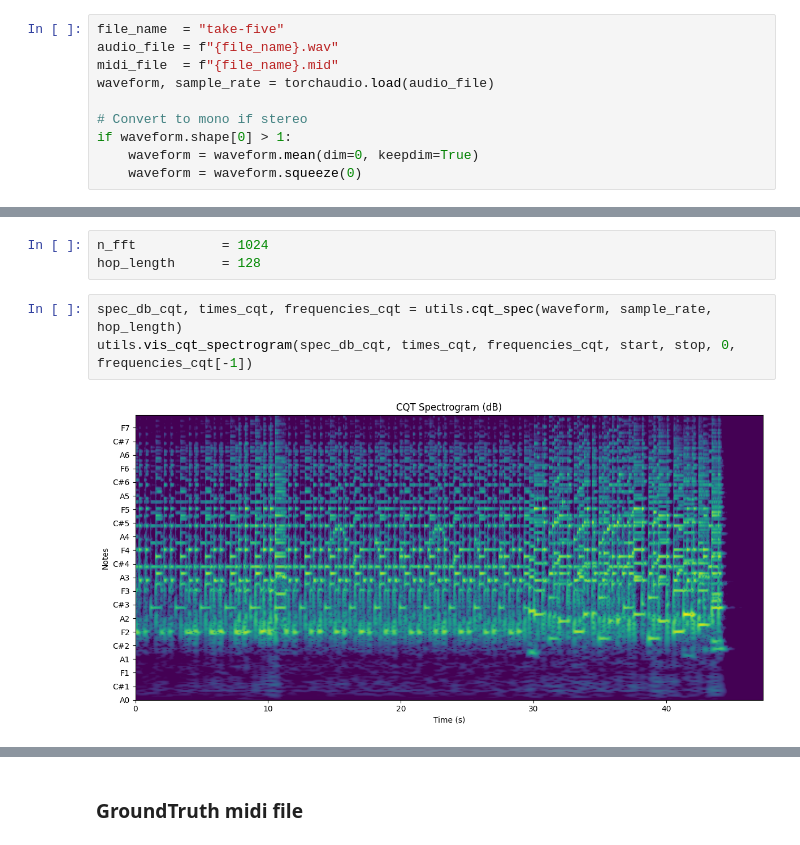
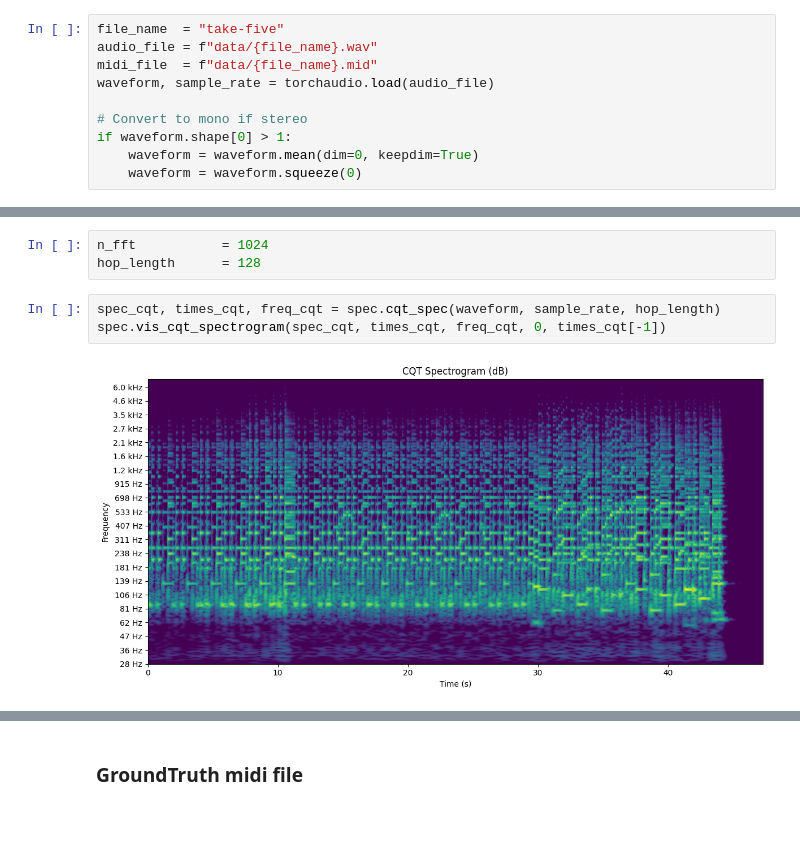
Before and after one commit to edabier/Unrolled-NMF, a Jupyter notebook: nmf.ipynb, the cells around one changed output, grey strips where cells are left out. Cells and saved outputs as stored; diff of their text form.

```diff
--- a/nmf.ipynb
+++ b/nmf.ipynb
@@ -11,8 +12,8 @@ import utils
 import scipy.signal
 # %%
 file_name  = "take-five"
-audio_file = f"{file_name}.wav"
-midi_file  = f"{file_name}.mid"
+audio_file = f"data/{file_name}.wav"
+midi_file  = f"data/{file_name}.mid"
 waveform, sample_rate = torchaudio.load(audio_file)
 
 # Convert to mono if stereo
@@ -61,7 +59,7 @@ utils.vis_spectrogram(filtered_spec_np, times, frequencies, start, stop, min_fre
 n_fft           = 1024
 hop_length      = 128
 # %%
-spec_db_cqt, times_cqt, frequencies_cqt = utils.cqt_spec(waveform, sample_rate, hop_length)
-utils.vis_cqt_spectrogram(spec_db_cqt, times_cqt, frequencies_cqt, start, stop, 0, frequencies_cqt[-1])
+spec_cqt, times_cqt, freq_cqt = spec.cqt_spec(waveform, sample_rate, hop_length)
+spec.vis_cqt_spectrogram(spec_cqt, times_cqt, freq_cqt, 0, times_cqt[-1])
 # %% [output]
-[figure, old version]
+[figure, new version]
```
Also changed, not shown: parts of 19 cells of this notebook, 11 other files.
